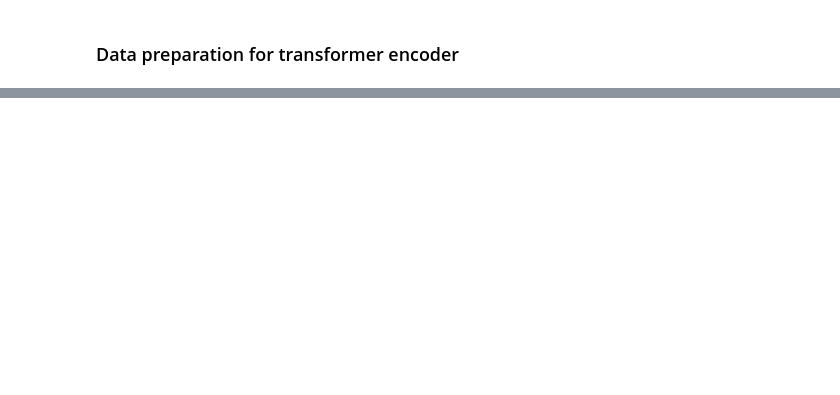
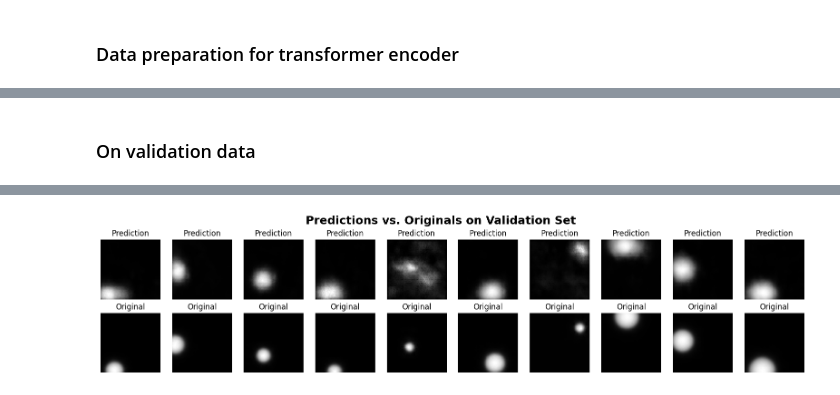
Before and after one commit to maximiliann97/Advanced-ML-TIF360, a Jupyter notebook: HW C/HW_C.ipynb, the cells around one changed output, grey strips where cells are left out. Saved outputs shown, nothing was run; the diff lists cells and outputs as text; code cells hidden in the pictures; blank space fills up the shorter version.

```diff
--- a/HW C/HW_C.ipynb
+++ b/HW C/HW_C.ipynb
@@ -547,0 +594,25 @@ Epoch 46/200
+# %% [markdown]
+### On validation data
+# %%
+import matplotlib.pyplot as plt
+plt.figure(figsize=(20, 4))
+
+for i in range(sequence_length):
+    model = model_dict[best_model_key]
+    prediction = model.predict(val_input_seq[i:i+1])
+
+    plt.subplot(2, sequence_length, i + 1)
+    plt.imshow(tf.squeeze(autoencoder.decoder(prediction)))
+    plt.title("Prediction")
+    plt.axis('off')
+
+    plt.subplot(2, sequence_length, i + 1 + sequence_length)
+    org = tf.reshape(val_output_seq[i], [1,256])
+    plt.imshow(tf.squeeze(autoencoder.decoder(org)))
+    plt.title("Original")
+    plt.gray()
+    plt.axis('off')
+
+plt.suptitle("Predictions vs. Originals on Validation Set", fontsize=18, fontweight='bold')
+plt.subplots_adjust(top=0.85)
+# %% [output]
@@ -547,0 +629 @@ Epoch 46/200
+[figure, added]
```
Also changed, not shown: parts of 12 cells of this notebook.
